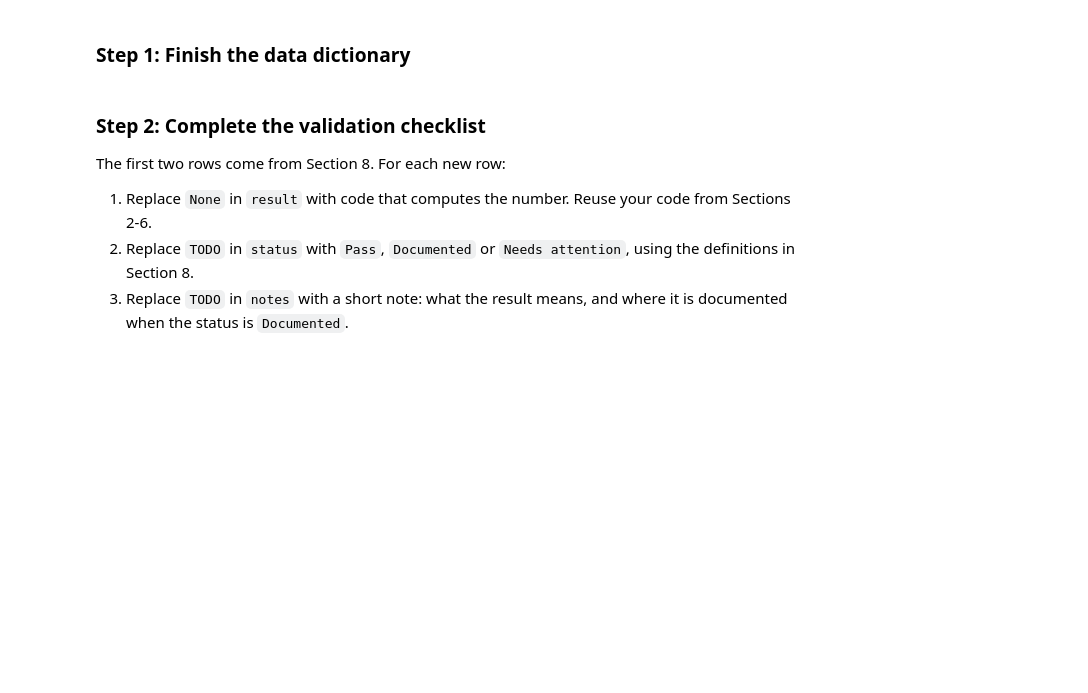
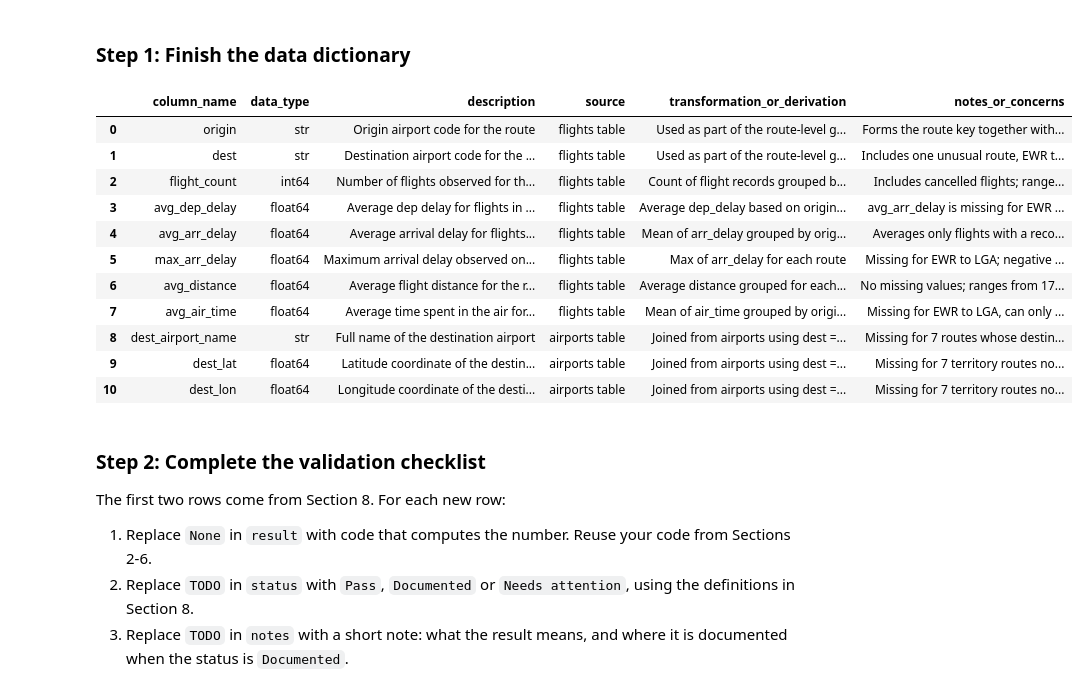
Before and after one commit to tmack92/mackay_tim_week_11_updated, a Jupyter notebook: notebooks/module11_abt_documentation_guided_lab.ipynb, the cells around one changed output. Drawn from its saved outputs; the diff is of its cells as text; code cells hidden in the pictures; blank space fills up the shorter version.

```diff
--- a/notebooks/module11_abt_documentation_guided_lab.ipynb
+++ b/notebooks/module11_abt_documentation_guided_lab.ipynb
@@ -673,18 +677,57 @@ An analyst on another team will use the route ABT next week and cannot ask you t
 # %%
 # Offline Assignment, step 1 - document the five remaining ABT columns.
 # Replace the empty strings, four values per column in the order of doc_fields, then run the cell.
 remaining_entries = {
-    "max_arr_delay": ["", "", "", ""],
-    "avg_distance": ["", "", "", ""],
-    "avg_air_time": ["", "", "", ""],
-    "dest_lat": ["", "", "", ""],
-    "dest_lon": ["", "", "", ""],
+        "max_arr_delay": [
+        "Maximum arrival delay observed on a route.",
+        "flights table",
+        "Max of arr_delay for each route",
+        "Missing for EWR to LGA; negative on 4 single-flight routes where the only flight arrived early."
+    ],
+    "avg_distance": [
+        "Average flight distance for the route, in miles",
+        "flights table",
+        "Average distance grouped for each route",
+        "No missing values; ranges from 17 to 4,983 miles; safe pre-season predictor"
+    ],
+    "avg_air_time": [
+        "Average time spent in the air for flights on the route, in minutes",
+        "flights table",
+        "Mean of air_time grouped by origin and destination",
+        "Missing for EWR to LGA, can only be measured after flights landing."
+    ],
+    "dest_lat": [
+        "Latitude coordinate of the destination airport",
+        "airports table",
+        "Joined from airports using dest = faa",
+        "Missing for 7 territory routes not listed in the airports table could be used for prediction, but may be redundant."
+    ],
+    "dest_lon": [
+        "Longitude coordinate of the destination airport",
+        "airports table",
+        "Joined from airports using dest = faa",
+        "Missing for 7 territory routes not listed in the airports table could be used for prediction, but may be redundant."
+    ],
 }
+
 
 for abt_column, values in remaining_entries.items():
     data_dictionary.loc[data_dictionary["column_name"] == abt_column, doc_fields] = values
 
 data_dictionary
+# %% [output]
+|  | column_name | data_type | description | source | transformation_or_derivation | notes_or_concerns |
+| 0 | origin | str | Origin airport code for the route | flights table | Used as part of the route-level g... | Forms the route key together with... |
+| 1 | dest | str | Destination airport code for the ... | flights table | Used as part of the route-level g... | Includes one unusual route, EWR t... |
+| 2 | flight_count | int64 | Number of flights observed for th... | flights table | Count of flight records grouped b... | Includes cancelled flights; range... |
+| 3 | avg_dep_delay | float64 | Average dep delay for flights in ... | flights table | Average dep_delay based on origin... | avg_arr_delay is missing for EWR ... |
+| 4 | avg_arr_delay | float64 | Average arrival delay for flights... | flights table | Mean of arr_delay grouped by orig... | Averages only flights with a reco... |
+| 5 | max_arr_delay | float64 | Maximum arrival delay observed on... | flights table | Max of arr_delay for each route | Missing for EWR to LGA; negative ... |
+| 6 | avg_distance | float64 | Average flight distance for the r... | flights table | Average distance grouped for each... | No missing values; ranges from 17... |
+| 7 | avg_air_time | float64 | Average time spent in the air for... | flights table | Mean of air_time grouped by origi... | Missing for EWR to LGA, can only ... |
+| 8 | dest_airport_name | str | Full name of the destination airport | airports table | Joined from airports using dest =... | Missing for 7 routes whose destin... |
+| 9 | dest_lat | float64 | Latitude coordinate of the destin... | airports table | Joined from airports using dest =... | Missing for 7 territory routes no... |
+| 10 | dest_lon | float64 | Longitude coordinate of the desti... | airports table | Joined from airports using dest =... | Missing for 7 territory routes no... |
 # %% [markdown]
 ### Step 2: Complete the validation checklist
 
```
Also changed, not shown: parts of 10 cells of this notebook, 3 other files.
